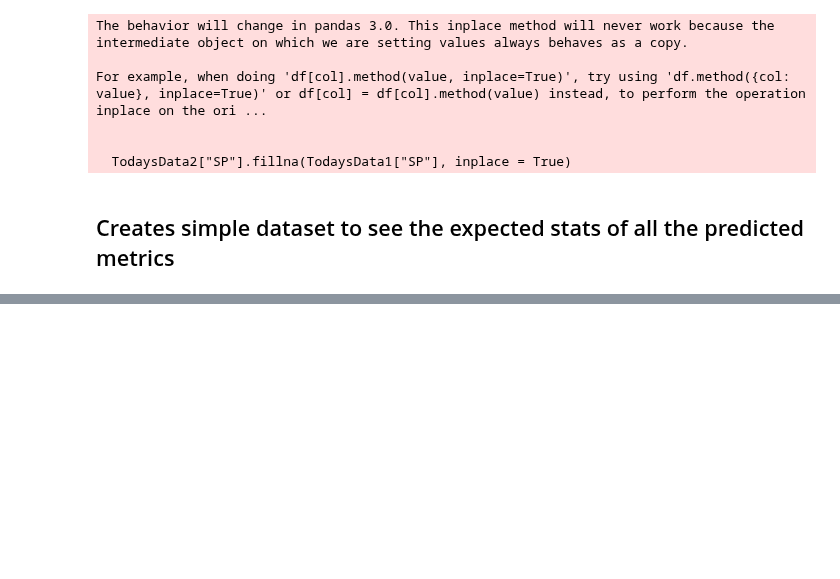
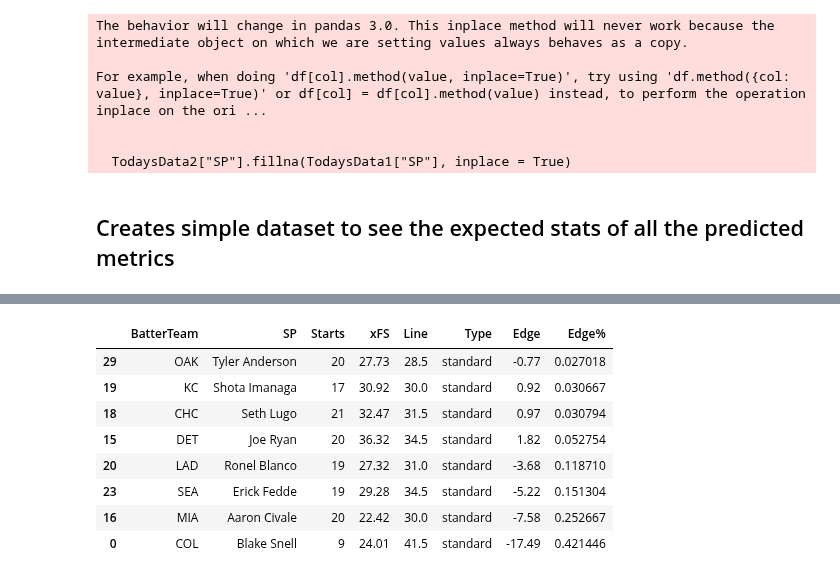
Before and after one commit to Cbkaplinger/Random-Projects, a Jupyter notebook: MLB/DailyPitcherModel.ipynb, the cells around one changed output, grey strips where cells are left out. Saved outputs shown, nothing was run; the diff lists cells and outputs as text; code cells hidden in the pictures; blank space fills up the shorter version.

```diff
--- a/MLB/DailyPitcherModel.ipynb
+++ b/MLB/DailyPitcherModel.ipynb
@@ -1084,0 +1189,17 @@ TodaysData3.sort_values("xFS")
+# %%
+FSLine = prizepicks2[prizepicks2["Stat"] == "Pitcher Fantasy Score"]
+FS1 = TodaysData3[["BatterTeam", "SP", "Starts", "xFS"]]
+FS2 = pd.merge(FS1, FSLine[["SP", "Line", "Type"]], left_on = ['SP'], right_on = ['SP'], how = 'left').dropna()
+FS2["Edge"] = FS2["xFS"] - FS2["Line"]
+FS2["Edge%"] = abs(FS2["Edge"] / FS2["Line"])
+FS2.sort_values("Edge%")
+# %% [output]
+|  | BatterTeam | SP | Starts | xFS | Line | Type | Edge | Edge% |
+| 29 | OAK | Tyler Anderson | 20 | 27.73 | 28.5 | standard | -0.77 | 0.027018 |
+| 19 | KC | Shota Imanaga | 17 | 30.92 | 30.0 | standard | 0.92 | 0.030667 |
+| 18 | CHC | Seth Lugo | 21 | 32.47 | 31.5 | standard | 0.97 | 0.030794 |
+| 15 | DET | Joe Ryan | 20 | 36.32 | 34.5 | standard | 1.82 | 0.052754 |
+| 20 | LAD | Ronel Blanco | 19 | 27.32 | 31.0 | standard | -3.68 | 0.118710 |
+| 23 | SEA | Erick Fedde | 19 | 29.28 | 34.5 | standard | -5.22 | 0.151304 |
+| 16 | MIA | Aaron Civale | 20 | 22.42 | 30.0 | standard | -7.58 | 0.252667 |
+| 0 | COL | Blake Snell | 9 | 24.01 | 41.5 | standard | -17.49 | 0.421446 |
```
Also changed, not shown: parts of 10 cells of this notebook, 3 other files.
